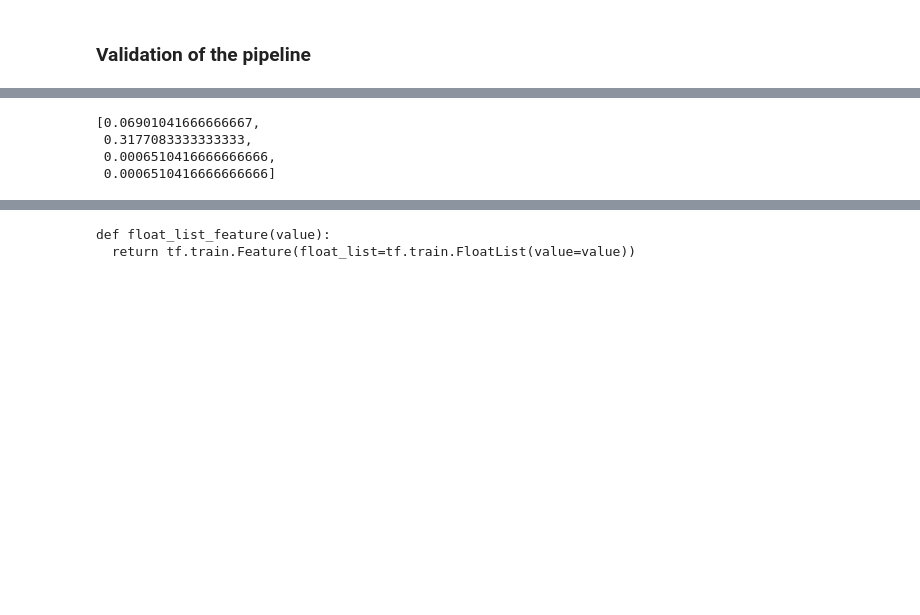
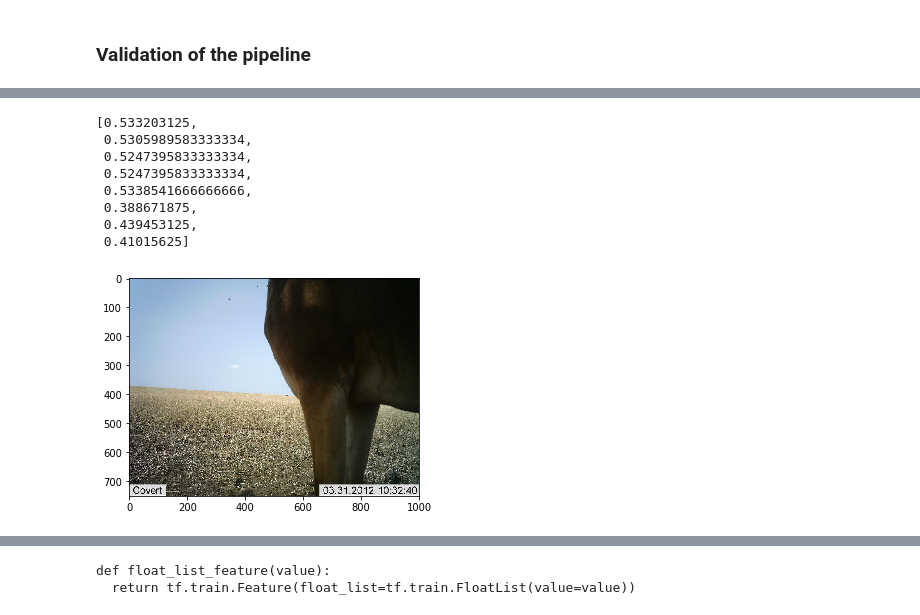
Before and after one commit to Manish-rai21bit/camera-trap-detection, a Jupyter notebook: Data_Model_wip.ipynb, the cells around one changed output, grey strips where cells are left out. Saved outputs shown, nothing was run; the diff lists cells and outputs as text; code cells hidden in the pictures; blank space fills up the shorter version.

Commit message:
Bounding Box visualization

```diff
--- a/Data_Model_wip.ipynb
+++ b/Data_Model_wip.ipynb
@@ -455,19 +455,34 @@ def create_tfr_reader(filename_list):
     return dataset
 # %%
 # Example for inspecting TFR files
-#import matplotlib.pyplot as plt
+# import matplotlib.pyplot as plt
 
 dataset = create_tfr_reader(filename_list)
-iterator = dataset.make_one_shot_iterator()
-batch_data = iterator.get_next()
+iterator = dataset.make_one_shot_iterator() # create the iterator
+batch_data = iterator.get_next() # get the tensor that will contain your data
 
 with tf.Session() as sess:
-    for i in range(1):
+    for i in range(0, 1):
         (context, sequence) = sess.run(batch_data)
-#         for j in range(0, labels['image/object/class/label'].shape[0]):
-#             print("Class: %s" % features['image/object/class/label'][j][0])
+
+        print(context['image/object/bbox/ymin'])
+        print(context['image/filename'])
+        print(context['image/object/class/text'])
+        print(context['image/object/bbox/xmin'])
+        print(context['image/object/bbox/ymin'])
+        print(context['image/object/bbox/xmax'])
+        print(context['image/object/bbox/ymax'])
+#         for j in range(0, ['image/class'].shape[0]):
+#             print("Class: %s" % index_to_class['class'][labels['label/class'][j][0]])
 #             plt.imshow(features['image'][j, :, :, :])
 #             plt.show()
-#             print(labels['image/height'][j])
-        print(context['image/filename'][0],context['image/object/bbox/ymin'])
+        img0 = context['image/encoded'][0]
+        img1 = context['image/encoded'][1]
+        xmin = (context['image/object/bbox/xmin'])
+        ymin = (context['image/object/bbox/ymin'])
+        xmax = (context['image/object/bbox/xmax'])
+        ymax = (context['image/object/bbox/ymax'])
+        width = context['image/width']
+        height = context['image/height']
+#         print(context)#context['image/filename'][0])#,context['image/object/bbox/ymin'])
 # %% [output]
@@ -480,8 +506,21 @@ b'/home/rai00007/Desktop/zooniverse/Data/images/ASG000bcei.jpg' SparseTensorValu
 # %%
-test_lst = gold_standard_bb['ASG000bcei.jpg']
+test_lst = gold_standard_bb['ASG000fepy.jpg']
 [int(v['ymin'])/int(v['height']) for v in test_lst]
 # %% [output]
-[0.06901041666666667,
- 0.3177083333333333,
- 0.0006510416666666666,
- 0.0006510416666666666]
+[0.533203125,
+ 0.5305989583333334,
+ 0.5247395833333334,
+ 0.5247395833333334,
+ 0.5338541666666666,
+ 0.388671875,
+ 0.439453125,
+ 0.41015625]
+# %%
+img = img0
+encoded_jpg_io = io.BytesIO(img)
+image = Image.open(encoded_jpg_io)
+width, height = image.size
+plt.imshow(image)
+plt.show()
+# %% [output]
+[figure, added]
```
Also changed, not shown: parts of 8 cells of this notebook.
